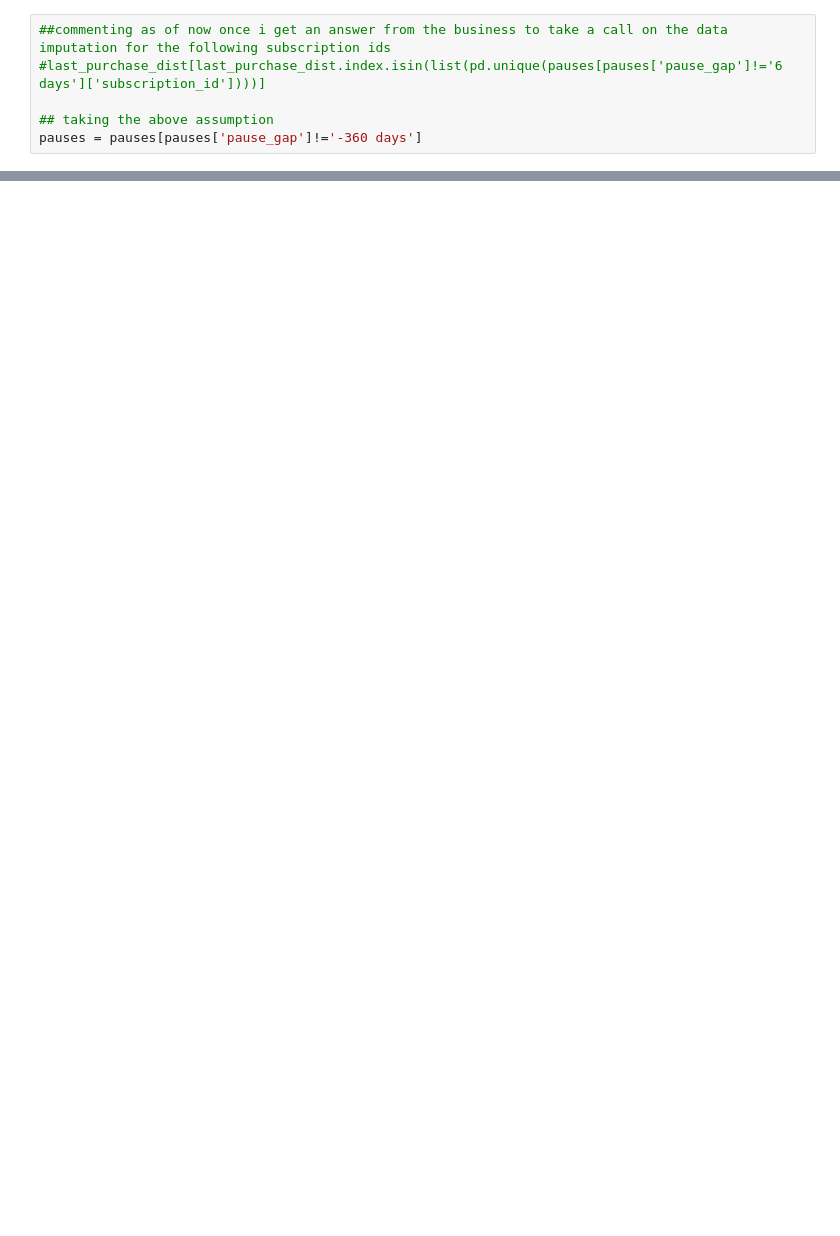
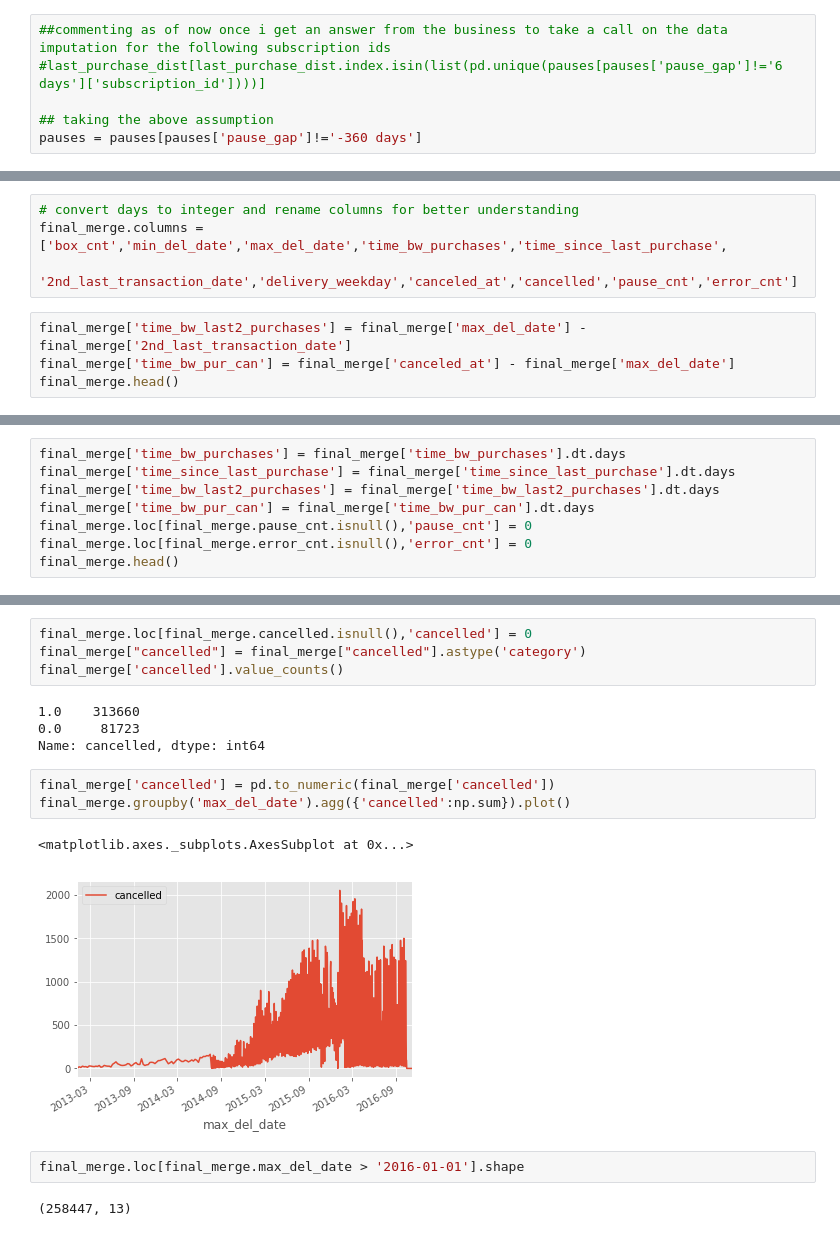
Before and after one commit to puneetjindal/r_python, a Jupyter notebook: meal_delivery/meal_delivery_eda.ipynb, the cells around one changed output, grey strips where cells are left out. Drawn from its saved outputs; the diff is of its cells as text; blank space fills up the shorter version.

```diff
--- a/meal_delivery/meal_delivery_eda.ipynb
+++ b/meal_delivery/meal_delivery_eda.ipynb
@@ -174,0 +150,8 @@ final_merge.head()
+# %%
+# convert days to integer and rename columns for better understanding
+final_merge.columns = ['box_cnt','min_del_date','max_del_date','time_bw_purchases','time_since_last_purchase',
+                       '2nd_last_transaction_date','delivery_weekday','canceled_at','cancelled','pause_cnt','error_cnt']
+# %%
+final_merge['time_bw_last2_purchases'] = final_merge['max_del_date'] - final_merge['2nd_last_transaction_date']
+final_merge['time_bw_pur_can'] = final_merge['canceled_at'] - final_merge['max_del_date']
+final_merge.head()
@@ -174,0 +166,8 @@ final_merge.head()
+# %%
+final_merge['time_bw_purchases'] = final_merge['time_bw_purchases'].dt.days
+final_merge['time_since_last_purchase'] = final_merge['time_since_last_purchase'].dt.days
+final_merge['time_bw_last2_purchases'] = final_merge['time_bw_last2_purchases'].dt.days
+final_merge['time_bw_pur_can'] = final_merge['time_bw_pur_can'].dt.days
+final_merge.loc[final_merge.pause_cnt.isnull(),'pause_cnt'] = 0
+final_merge.loc[final_merge.error_cnt.isnull(),'error_cnt'] = 0
+final_merge.head()
@@ -174,0 +198,18 @@ final_merge.head()
+# %%
+final_merge.loc[final_merge.cancelled.isnull(),'cancelled'] = 0
+final_merge["cancelled"] = final_merge["cancelled"].astype('category')
+final_merge['cancelled'].value_counts()
+# %% [output]
+1.0    313660
+0.0     81723
+Name: cancelled, dtype: int64
+# %%
+final_merge['cancelled'] = pd.to_numeric(final_merge['cancelled'])
+final_merge.groupby('max_del_date').agg({'cancelled':np.sum}).plot()
+# %% [output]
+<matplotlib.axes._subplots.AxesSubplot at 0x...>
+[figure, added]
+# %%
+final_merge.loc[final_merge.max_del_date > '2016-01-01'].shape
+# %% [output]
+(258447, 13)
```
Also changed, not shown: parts of 30 cells of this notebook.
